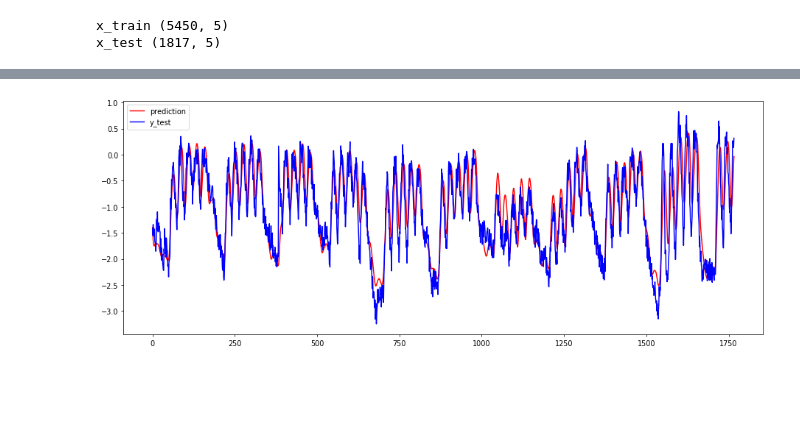
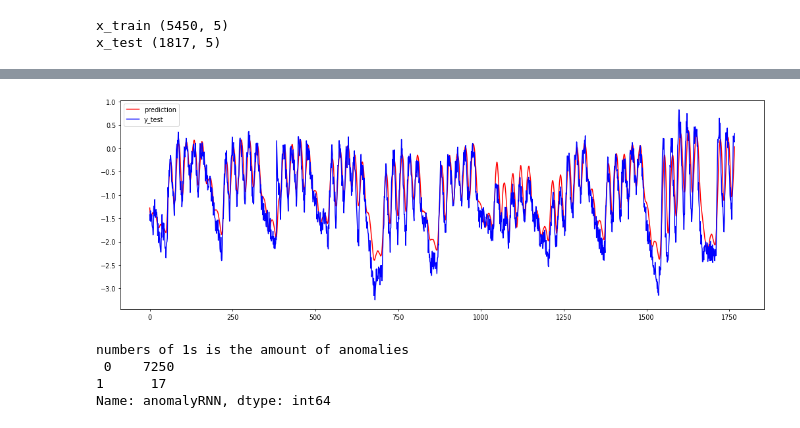
Before and after one commit to leafy-dandelion/2021-knu-tsad, a Jupyter notebook: Liubyma.ipynb, the cells around one changed output, grey strips where cells are left out. Drawn from its saved outputs; the diff is of its cells as text; code cells hidden in the pictures; blank space fills up the shorter version.

```diff
--- a/Liubyma.ipynb
+++ b/Liubyma.ipynb
@@ -560,7 +560,7 @@ colors = ['Salmon', 'Yellow', 'MediumVioletRed', 'MidnightBlue']
 f, ax = plt.subplots(1, 4, figsize=(20,6))
 for i, ax_i in enumerate(ax):
     to_plot=df_byhours[df_byhours['timeofday']==i+1]
-    ax_i.hist(to_plot['value'], color=colors[i], bins=50)
+    ax_i.hist(to_plot['value'], color=colors[i], bins=30)
     ax_i.set_title(times[i])
 f.suptitle('frequency by the time of the day', fontweight = 'bold', fontsize = 25)
 plt.show()
@@ -572,7 +572,7 @@ colors = ['MidnightBlue', 'Green']
 titles =['Businessdays', 'Weekends']
 f, ax = plt.subplots(1, 2, figsize=(20,6))
 for i, ax_i in enumerate(ax):
-    ax_i.hist(df.loc[df['isweekend']==i]['value'], color=colors[i], bins=50)
+    ax_i.hist(df.loc[df['isweekend']==i]['value'], color=colors[i], bins=30)
     ax_i.set_title(titles[i])
 f.suptitle('frequency', fontweight = 'bold', fontsize = 25)
 plt.show()
@@ -599,7 +599,7 @@ for i, cat in enumerate(categories):
     f2 = [*cat][1]
 
     tobeplotted = df[(df[f1]==cat[f1])&(df[f2]==cat[f2])]
-    ax[i].hist(tobeplotted['value'], bins=50)
+    ax[i].hist(tobeplotted['value'], bins=30)
     ax[i].set_title(titles[i]) #?? add decryption dicts??
     cats_v.append(tobeplotted)
 
@@ -630,7 +630,7 @@ for i, ax_i in enumerate(ax):
 #     VisibleDeprecationWarning: Creating an ndarray from ragged nested sequences (which is a list-or-tuple of lists-or-tuples-or ndarrays with different lengths or shapes) is deprecated. If you meant to do this, you must specify 'dtype=object' when creating the ndarray
 #   return array(a, dtype, copy=False, order=order)
     l = np.array([a,b], dtype=object)
-    ax_i.hist(l, bins=50, stacked=True, color=['navy', 'red'])
+    ax_i.hist(l, bins=30, stacked=True, color=['navy', 'red'])
     ax_i.set_title(titles[i])
 f.suptitle('frequency with outliers(red)', fontweight = 'bold', fontsize = 25)
 plt.show()
@@ -767,12 +769,30 @@ for u in range(len(y_test)):
     diff.append(abs(y_test[u]- pr))
 # %%
 # plot the prediction and the real data (for the test data)
-fig, axs = plt.subplots(figsize=(16,6))
+fig, axs = plt.subplots(figsize=(18,6))
 axs.plot(p,color='red', label='prediction')
 axs.plot(y_test,color='b', label='y_test')
 plt.legend(loc='upper left')
 plt.show()
 # %% [output]
-[figure, old version]
+[figure, new version]
 # %%
-#:(
+# select the most distant predictied-real data points as anomalies
+diff = pd.Series(diff)
+number_of_outliers = int(0.01*len(diff))
+threshold = diff.nlargest(number_of_outliers).min()
+
+# data with anomaly label (test data part)
+test = (diff >= threshold).astype(int)
+
+# the training data part where we didn't predict anything (overfitting possible): no anomaly
+complement = pd.Series(0, index=np.arange(len(data_n)-len(x_test)))
+
+# # add the data to the main
+df['anomalyRNN'] = complement.append(test, ignore_index='True')
+print('numbers of 1s is the amount of anomalies\n',df['anomalyRNN'].value_counts())
+# %% [output]
+numbers of 1s is the amount of anomalies
+ 0    7250
+1      17
+Name: anomalyRNN, dtype: int64
```
Also changed, not shown: parts of 30 cells of this notebook.
